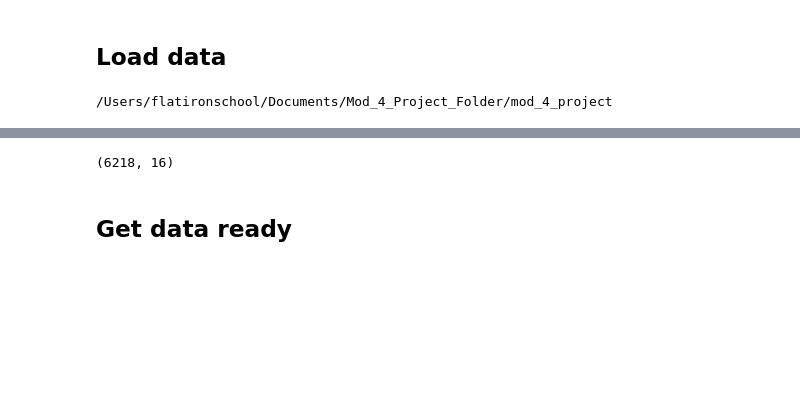
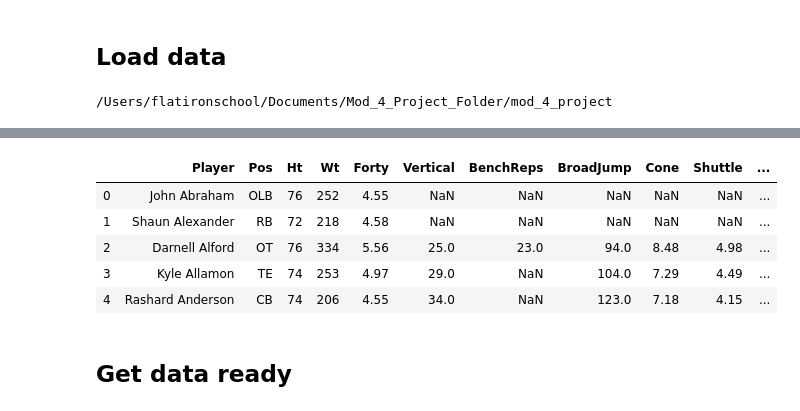
Before and after one commit to ArielJosephCohen/mod_4_project, a Jupyter notebook: practice_notebook.ipynb, the cells around one changed output, grey strips where cells are left out. Drawn from its saved outputs; the diff is of its cells as text; code cells hidden in the pictures; blank space fills up the shorter version.

```diff
--- a/practice_notebook.ipynb
+++ b/practice_notebook.ipynb
@@ -53,10 +55,15 @@ README.md                 combine_data.csv          mod_4_proj_notebook.ipynb
 # https://www.kaggle.com/savvastj/nfl-combine-data
 # %%
 combine_data = pd.read_csv('combine_data.csv')
-# %%
-abcde.shape
-# %% [output]
-(6218, 16)
+# %%
+combine_data.head()
+# %% [output]
+|  | Player | Pos | Ht | Wt | Forty | Vertical | BenchReps | BroadJump | Cone | Shuttle | ... |
+| 0 | John Abraham | OLB | 76 | 252 | 4.55 | NaN | NaN | NaN | NaN | NaN | ... |
+| 1 | Shaun Alexander | RB | 72 | 218 | 4.58 | NaN | NaN | NaN | NaN | NaN | ... |
+| 2 | Darnell Alford | OT | 76 | 334 | 5.56 | 25.0 | 23.0 | 94.0 | 8.48 | 4.98 | ... |
+| 3 | Kyle Allamon | TE | 74 | 253 | 4.97 | 29.0 | NaN | 104.0 | 7.29 | 4.49 | ... |
+| 4 | Rashard Anderson | CB | 74 | 206 | 4.55 | 34.0 | NaN | 123.0 | 7.18 | 4.15 | ... |
 # %% [markdown]
 ## Get data ready
 # %%
```
Also changed, not shown: parts of 12 cells of this notebook, 3 other files.
